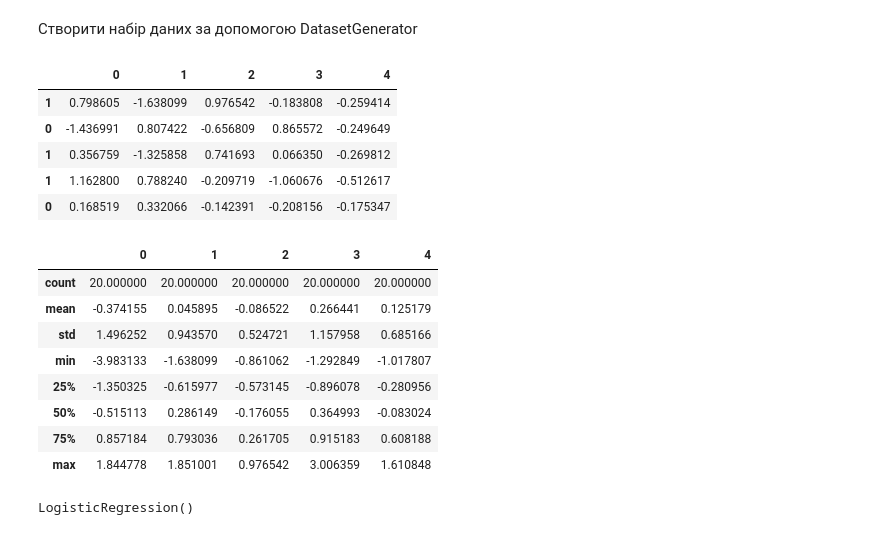
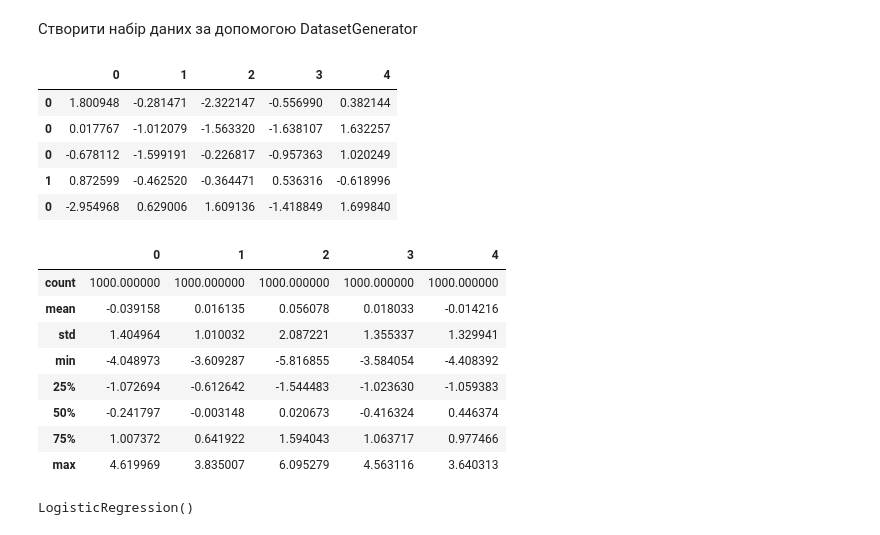
Before and after one commit to polite44889/ml2021, a Jupyter notebook: lab3/lab3.ipynb, the cells around one changed output. Saved outputs shown, nothing was run; the diff lists cells and outputs as text; code cells hidden in the pictures.

```diff
--- a/lab3/lab3.ipynb
+++ b/lab3/lab3.ipynb
@@ -7,35 +7,35 @@
 # %%
 import numpy as np
 import pandas as pd
 import sklearn
 from sklearn.model_selection import train_test_split
 from sklearn import datasets
 import seaborn as sns
 import matplotlib.pyplot as plt
 import random as rnd
-x,y=sklearn.datasets.make_classification(n_samples=20, n_features=5, n_informative=2, n_redundant=2, n_repeated=0, n_classes=2, n_clusters_per_class=2, weights=None, flip_y=0.01, class_sep=1.0, hypercube=True, shift=0.0, scale=1.0, shuffle=True, random_state=None)
+x,y=sklearn.datasets.make_classification(n_samples=1000, n_features=5, n_informative=2, n_redundant=2, n_repeated=0, n_classes=2, n_clusters_per_class=2, weights=None, flip_y=0.01, class_sep=1.0, hypercube=True, shift=0.0, scale=1.0, shuffle=True, random_state=None)
 df1 = pd.DataFrame(x, y)
 df1.to_csv("datasetGenerator.csv")
 df1.head()
 # %% [output]
 |  | 0 | 1 | 2 | 3 | 4 |
-| 1 | 0.798605 | -1.638099 | 0.976542 | -0.183808 | -0.259414 |
-| 0 | -1.436991 | 0.807422 | -0.656809 | 0.865572 | -0.249649 |
-| 1 | 0.356759 | -1.325858 | 0.741693 | 0.066350 | -0.269812 |
-| 1 | 1.162800 | 0.788240 | -0.209719 | -1.060676 | -0.512617 |
-| 0 | 0.168519 | 0.332066 | -0.142391 | -0.208156 | -0.175347 |
+| 0 | 1.800948 | -0.281471 | -2.322147 | -0.556990 | 0.382144 |
+| 0 | 0.017767 | -1.012079 | -1.563320 | -1.638107 | 1.632257 |
+| 0 | -0.678112 | -1.599191 | -0.226817 | -0.957363 | 1.020249 |
+| 1 | 0.872599 | -0.462520 | -0.364471 | 0.536316 | -0.618996 |
+| 0 | -2.954968 | 0.629006 | 1.609136 | -1.418849 | 1.699840 |
 # %%
 df1.describe()
 # %% [output]
 |  | 0 | 1 | 2 | 3 | 4 |
-| count | 20.000000 | 20.000000 | 20.000000 | 20.000000 | 20.000000 |
-| mean | -0.374155 | 0.045895 | -0.086522 | 0.266441 | 0.125179 |
-| std | 1.496252 | 0.943570 | 0.524721 | 1.157958 | 0.685166 |
-| min | -3.983133 | -1.638099 | -0.861062 | -1.292849 | -1.017807 |
-| 25% | -1.350325 | -0.615977 | -0.573145 | -0.896078 | -0.280956 |
-| 50% | -0.515113 | 0.286149 | -0.176055 | 0.364993 | -0.083024 |
-| 75% | 0.857184 | 0.793036 | 0.261705 | 0.915183 | 0.608188 |
-| max | 1.844778 | 1.851001 | 0.976542 | 3.006359 | 1.610848 |
+| count | 1000.000000 | 1000.000000 | 1000.000000 | 1000.000000 | 1000.000000 |
+| mean | -0.039158 | 0.016135 | 0.056078 | 0.018033 | -0.014216 |
+| std | 1.404964 | 1.010032 | 2.087221 | 1.355337 | 1.329941 |
+| min | -4.048973 | -3.609287 | -5.816855 | -3.584054 | -4.408392 |
+| 25% | -1.072694 | -0.612642 | -1.544483 | -1.023630 | -1.059383 |
+| 50% | -0.241797 | -0.003148 | 0.020673 | -0.416324 | 0.446374 |
+| 75% | 1.007372 | 0.641922 | 1.594043 | 1.063717 | 0.977466 |
+| max | 4.619969 | 3.835007 | 6.095279 | 4.563116 | 3.640313 |
 # %%
 from sklearn.model_selection import train_test_split
 X_train, X_test, y_train, y_test = train_test_split(x, y, test_size=0.2, random_state=101)
```
Also changed, not shown: parts of 14 cells of this notebook, 9 other files.
